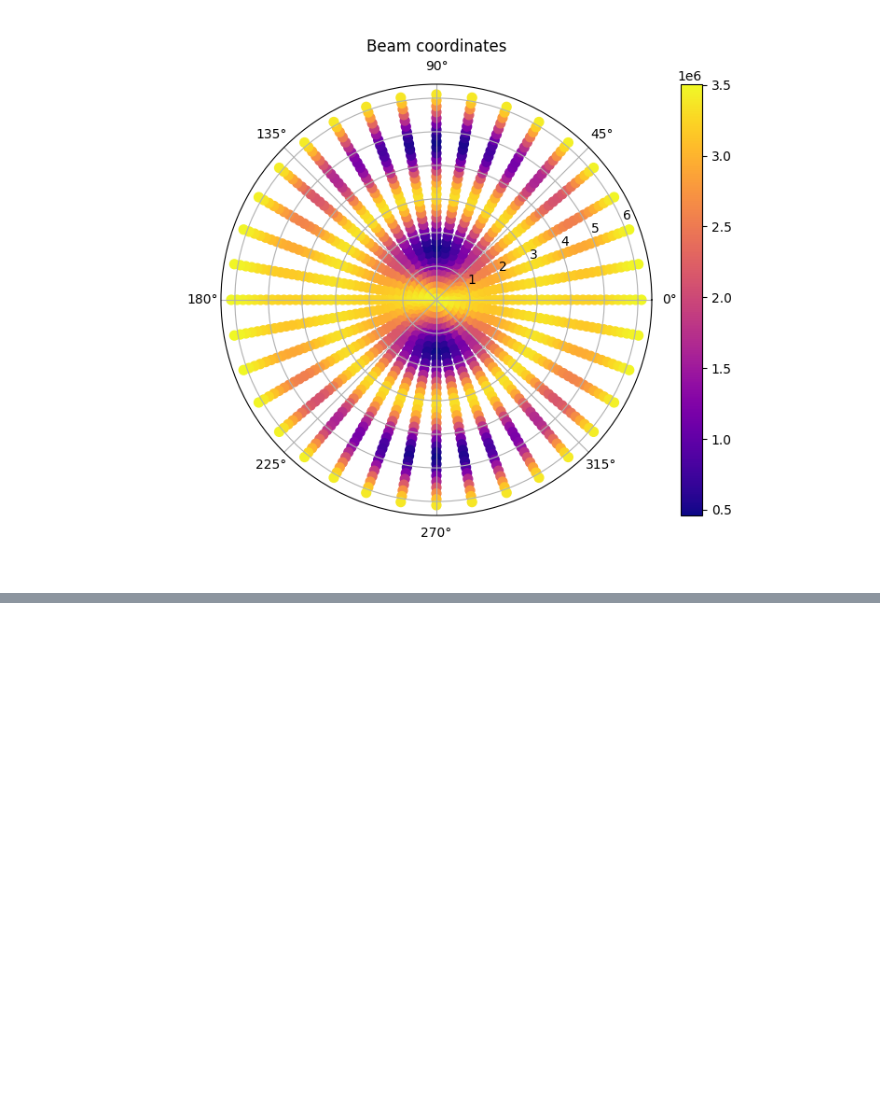
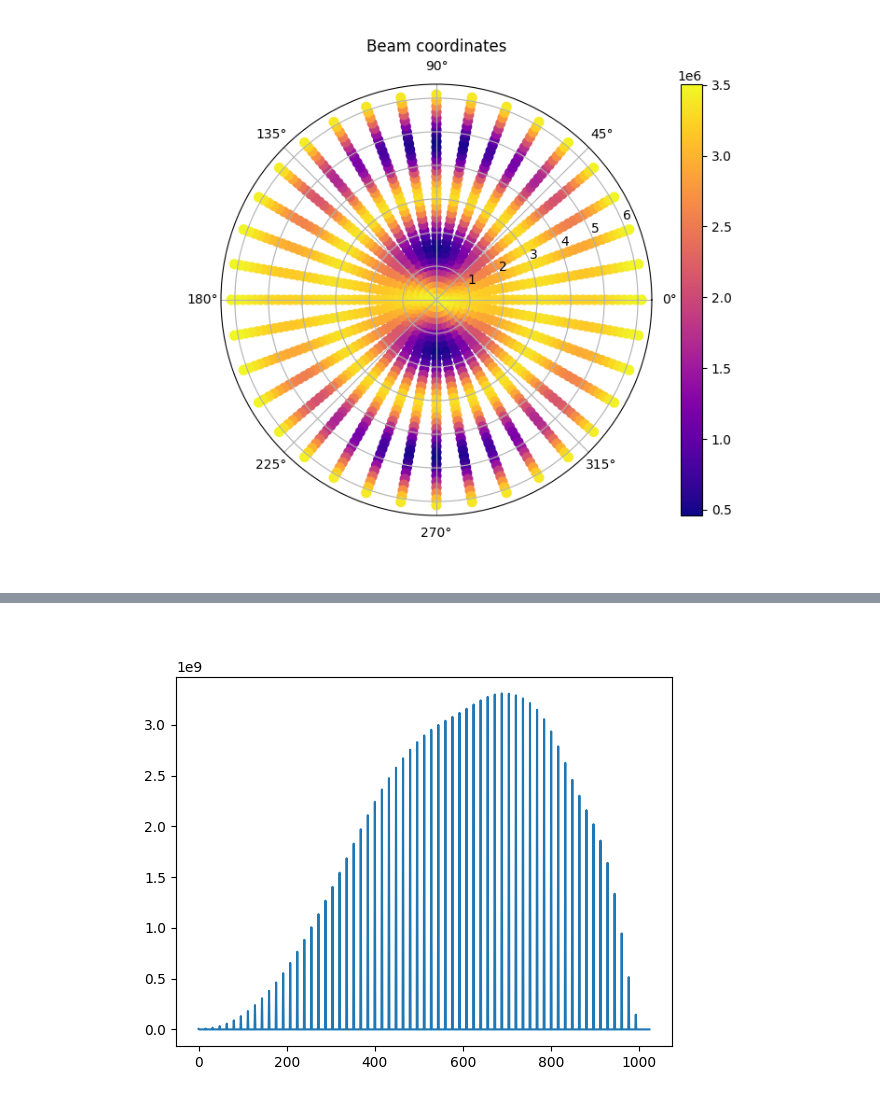
Before and after one commit to christianhbye/eigsep_mock_analysis, a Jupyter notebook: data_challenges/sim3_nov25.ipynb, the cells around one changed output, grey strips where cells are left out. Saved outputs shown, nothing was run; the diff lists cells and outputs as text; code cells hidden in the pictures; blank space fills up the shorter version.

```diff
--- a/data_challenges/sim3_nov25.ipynb
+++ b/data_challenges/sim3_nov25.ipynb
@@ -170,0 +177,6 @@ plt.show()
+# %%
+plt.figure()
+plt.plot(res[2])
+plt.show()
+# %% [output]
+[figure, added]
```
Also changed, not shown: parts of 18 cells of this notebook, 2 other files.
